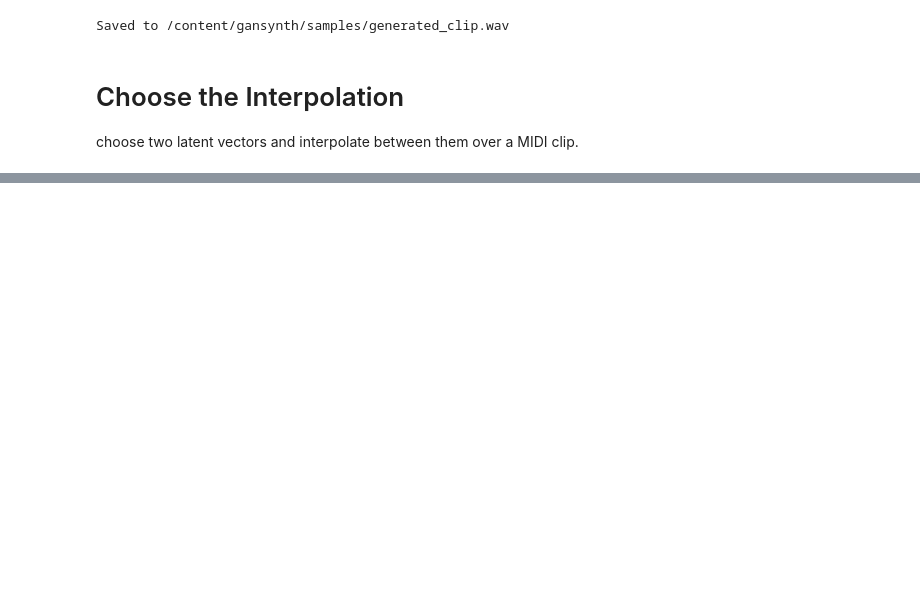
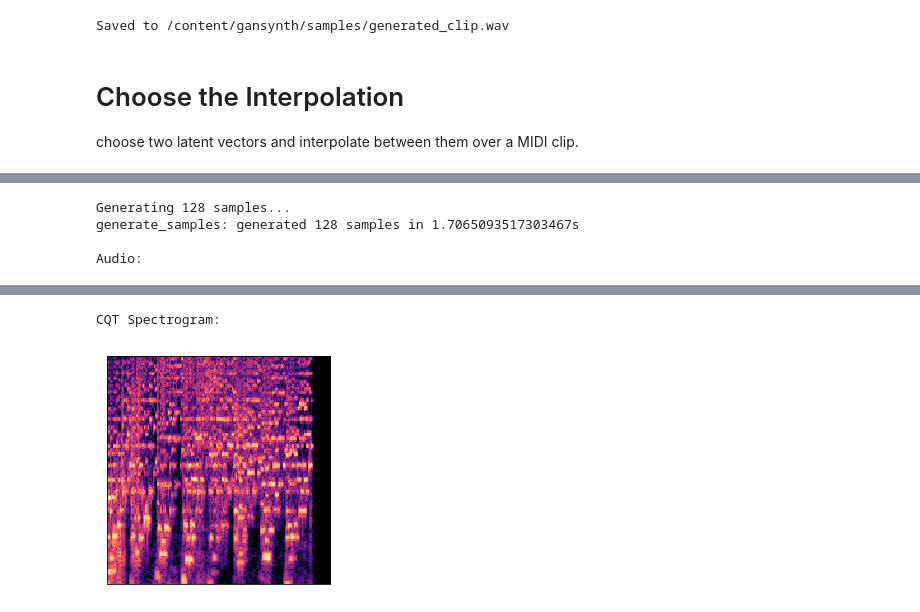
Before and after one commit to mbuccoli/creativepc2019, a Jupyter notebook: Labs/Lab7_ Deep_Learning_RNNs_and_GANs/GanSynth.ipynb, the cells around one changed output, grey strips where cells are left out. Cells and saved outputs as stored; diff of their text form; code cells hidden in the pictures; blank space fills up the shorter version.

```diff
--- a/Labs/Lab7_ Deep_Learning_RNNs_and_GANs/GanSynth.ipynb
+++ b/Labs/Lab7_ Deep_Learning_RNNs_and_GANs/GanSynth.ipynb
@@ -242,14 +296,14 @@ Loaded /content/gansynth/midi/riff-default.mid
 # %%
 #@title Sample some random instruments
 
-number_of_random_instruments = #...
-pitch_preview = 30
-n_preview = #...
+number_of_random_instruments = 10 #@param {type:"slider", min:4, max:16, step:1}
+pitch_preview = 60
+n_preview = number_of_random_instruments
 
-pitches_preview = #..
-z_preview = #...
+pitches_preview = [pitch_preview] * n_preview
+z_preview = model.generate_z(n_preview)
 
-audio_notes = #...
+audio_notes = model.generate_samples_from_z(z_preview, pitches_preview)
 for i, audio_note in enumerate(audio_notes):
   print("Instrument: {}".format(i))
   play(audio_note, sample_rate=16000)
@@ -271,21 +340,29 @@ times[-1] = 1.0
 
 #@markdown This cell plays and displays a [Constant-Q spectrogram](https://en.wikipedia.org/wiki/Constant-Q_transform) of the synthesized audio.
 
-z_instruments = #...
-t_instruments = #...
+z_instruments = [z_preview[i] for i in instruments]
+t_instruments = [notes_2['end_times'][-1] * t for t in times]
 
 # Get latent vectors for each note
-z_notes = #...
+z_notes = gu.get_z_notes(notes_2['start_times'], z_instruments, t_instruments)
 
 # Generate audio for each note
 print('Generating {} samples...'.format(len(z_notes)))
-audio_notes = #...
+audio_notes = model.generate_samples_from_z(z_notes, notes_2['pitches'])
 
 # Make a single audio clip
-audio_clip =  #...
+audio_clip = combine_notes(audio_notes,
+                           notes_2['start_times'],
+                           notes_2['end_times'],
+                           notes_2['velocities'])
 
 # Play the audio
 print('\nAudio:')
 play(audio_clip, sample_rate=SR)
 print('CQT Spectrogram:')
 specplot(audio_clip)
+# %% [output]
+Generating 128 samples...
+generate_samples: generated 128 samples in 1.7065093517303467s
+
+Audio:
@@ -292,3 +370,5 @@ specplot(audio_clip)
+CQT Spectrogram:
+[figure, added]
 # %%
 #@title Download
 #@markdown Get the .wav file (optional)
```
Also changed, not shown: parts of 5 cells of this notebook, 3 other files.
